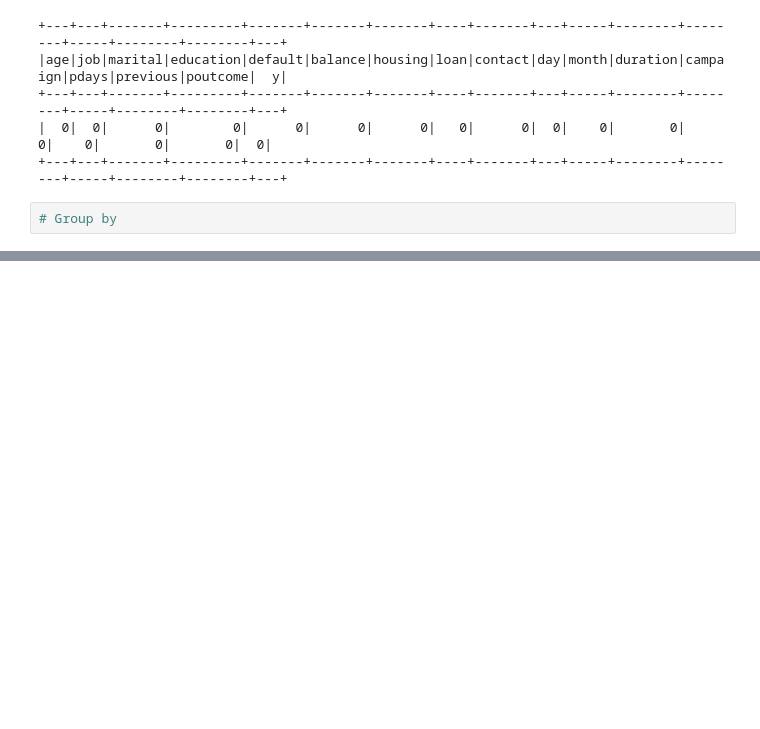
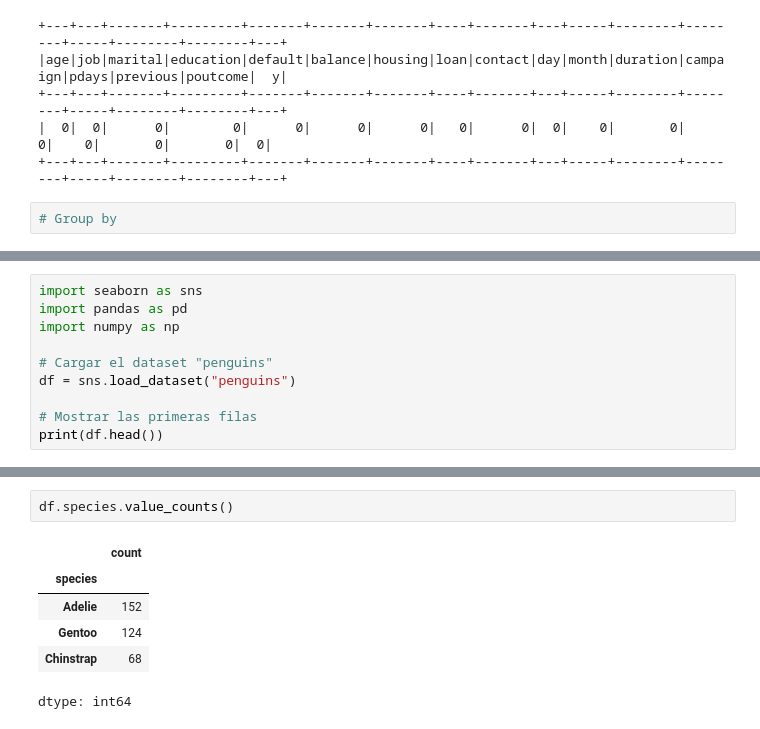
Before and after one commit to julihdez36/Analytics, a Jupyter notebook: Spark_FCCamp.ipynb, the cells around one changed output, grey strips where cells are left out. Saved outputs shown, nothing was run; the diff lists cells and outputs as text; blank space fills up the shorter version.

```diff
--- a/Spark_FCCamp.ipynb
+++ b/Spark_FCCamp.ipynb
@@ -296,0 +299,10 @@ empty_count.show()
+# %%
+import seaborn as sns
+import pandas as pd
+import numpy as np
+
+# Cargar el dataset "penguins"
+df = sns.load_dataset("penguins")
+
+# Mostrar las primeras filas
+print(df.head())
@@ -296,0 +342,9 @@ empty_count.show()
+# %%
+df.species.value_counts()
+# %% [output]
+|  | count |
+| species |  |
+| Adelie | 152 |
+| Gentoo | 124 |
+| Chinstrap | 68 |
+dtype: int64
```
Also changed, not shown: parts of 10 cells of this notebook.
